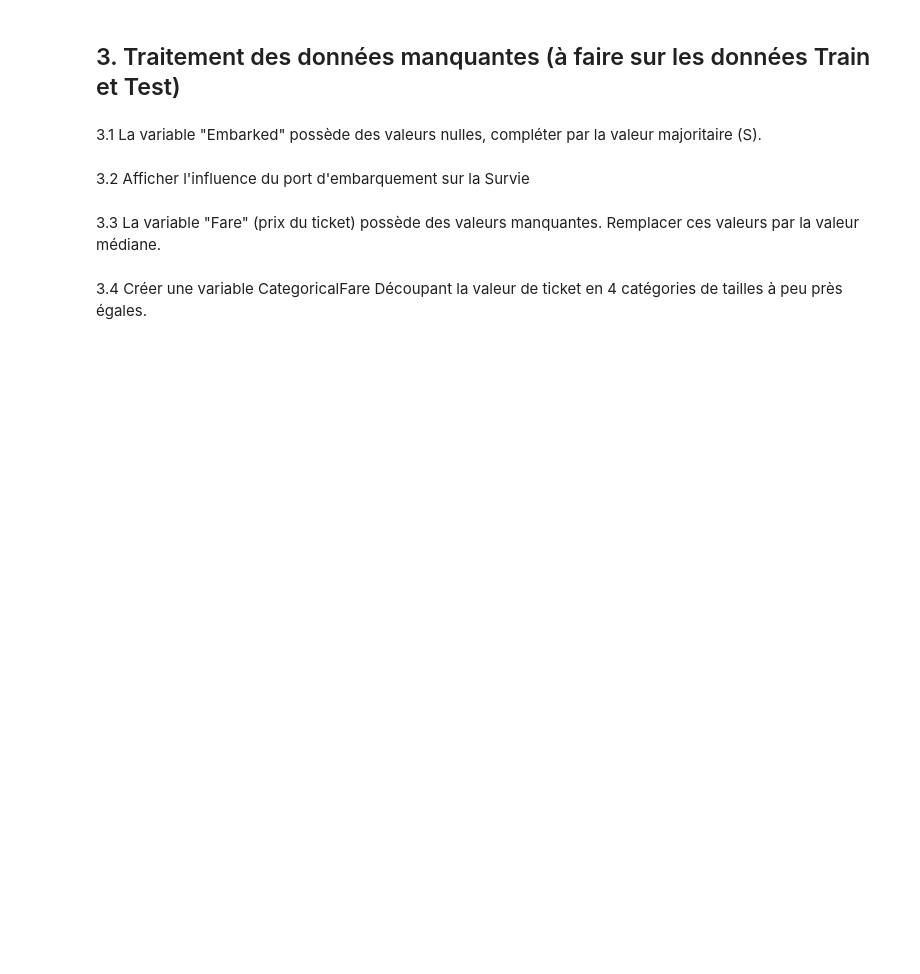
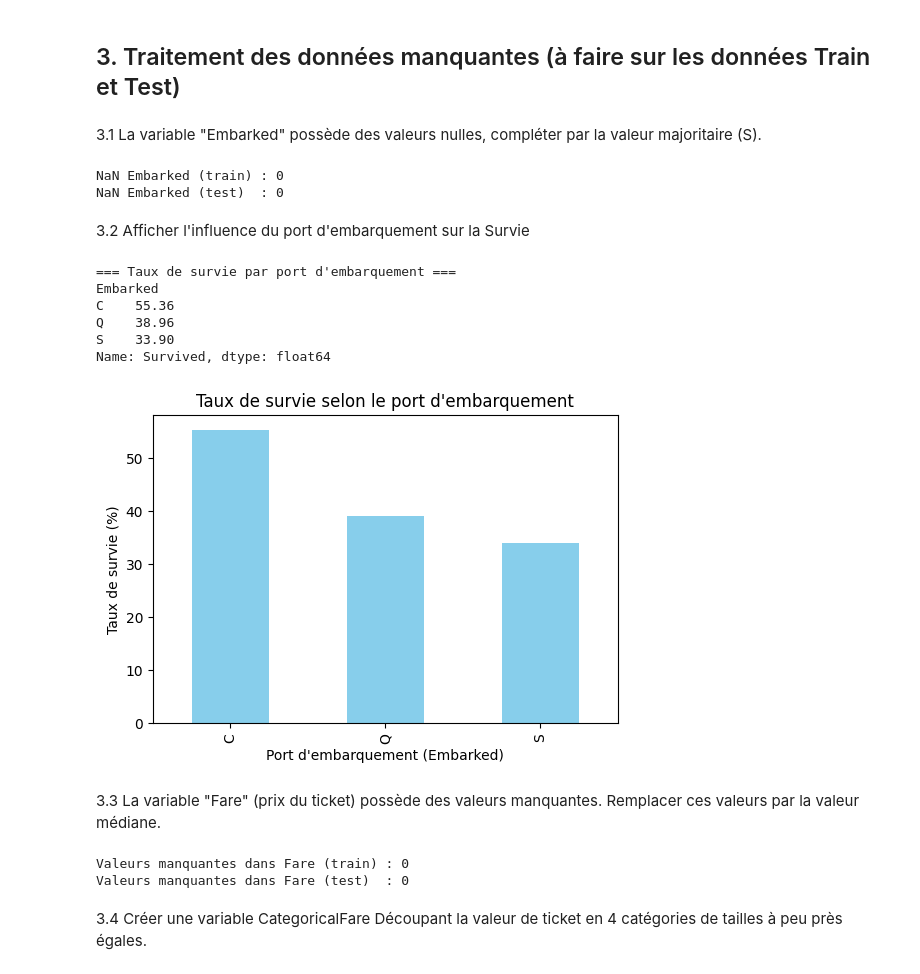
Before and after one commit to ArthurPoncin/Calculs, a Jupyter notebook: CollecteDonnees/tp_collecte.ipynb, the cells around one changed output. Saved outputs shown, nothing was run; the diff lists cells and outputs as text; code cells hidden in the pictures; blank space fills up the shorter version.

```diff
--- a/CollecteDonnees/tp_collecte.ipynb
+++ b/CollecteDonnees/tp_collecte.ipynb
@@ -335,9 +372,48 @@ plt.show()
 ## 3. Traitement des données manquantes (à faire sur les données Train et Test)
 # %% [markdown]
 3.1 La variable "Embarked" possède des valeurs nulles, compléter par la valeur majoritaire (S).
+# %%
+train['Embarked'] = train['Embarked'].fillna('S')
+test['Embarked']  = test['Embarked'].fillna('S')
+
+print("NaN Embarked (train) :", train['Embarked'].isnull().sum())
+print("NaN Embarked (test)  :", test['Embarked'].isnull().sum())
+# %% [output]
+NaN Embarked (train) : 0
+NaN Embarked (test)  : 0
 # %% [markdown]
 3.2 Afficher l'influence du port d'embarquement sur la Survie
+# %%
+# Calcul du taux de survie moyen pour chaque port d'embarquement
+survie_par_embarked = train.groupby('Embarked')['Survived'].mean() * 100
+
+print("=== Taux de survie par port d'embarquement ===")
+print(survie_par_embarked.round(2))
+
+# Visualisation
+survie_par_embarked.plot(kind='bar', color='skyblue', figsize=(6,4))
+plt.title("Taux de survie selon le port d'embarquement")
+plt.xlabel("Port d'embarquement (Embarked)")
+plt.ylabel("Taux de survie (%)")
+plt.show()
+# %% [output]
+=== Taux de survie par port d'embarquement ===
+Embarked
+C    55.36
+Q    38.96
+S    33.90
+Name: Survived, dtype: float64
+[figure, added]
 # %% [markdown]
 3.3 La variable "Fare" (prix du ticket) possède des valeurs manquantes. Remplacer ces valeurs par la valeur médiane.
+# %%
+train['Fare'] = train['Fare'].fillna(train['Fare'].median())
+test['Fare']  = test['Fare'].fillna(test['Fare'].median())
+
+print("Valeurs manquantes dans Fare (train) :", train['Fare'].isnull().sum())
+print("Valeurs manquantes dans Fare (test)  :", test['Fare'].isnull().sum())
+# %% [output]
+Valeurs manquantes dans Fare (train) : 0
+Valeurs manquantes dans Fare (test)  : 0
 # %% [markdown]
 3.4 Créer une variable CategoricalFare Découpant la valeur de ticket en 4 catégories de tailles à peu près égales.
```
Also changed, not shown: parts of 23 cells of this notebook.
